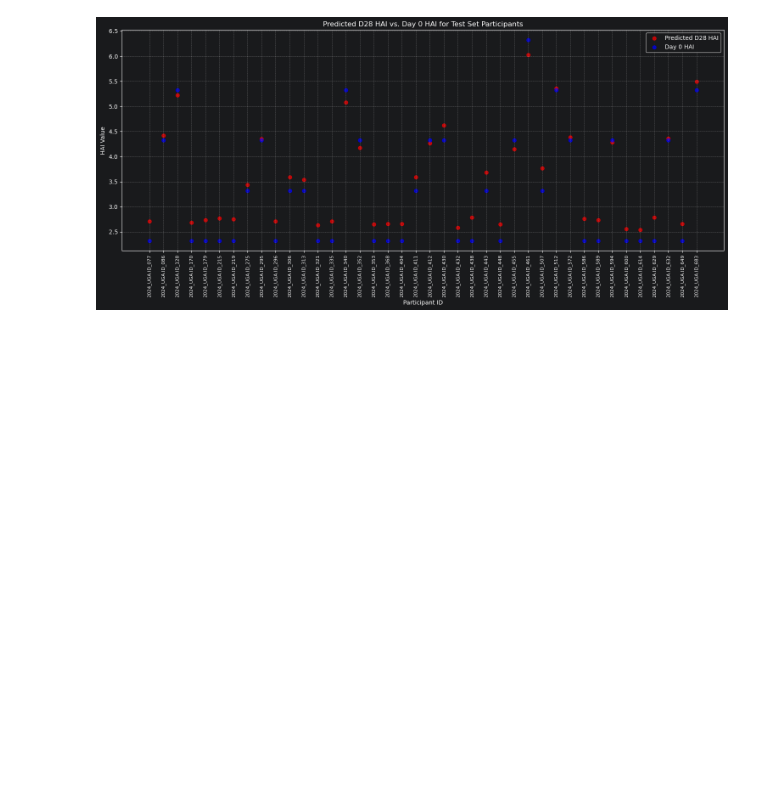
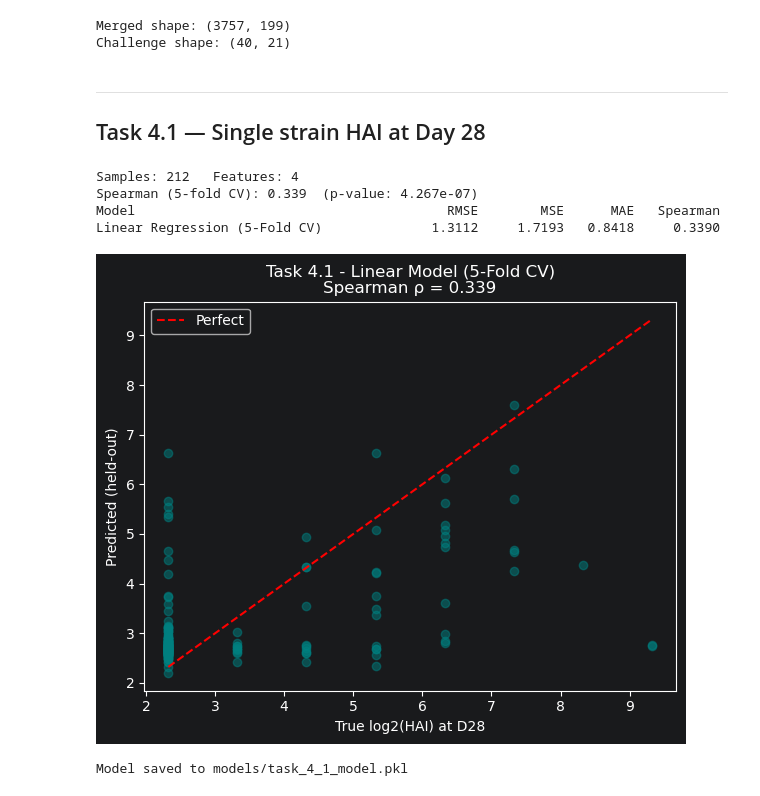
Before and after one commit to DirtyChay/cmi-flu-prediction-challenge-capstone, a Jupyter notebook: baseline_models/task_4_1.ipynb, the cells around one changed output. Drawn from its saved outputs; the diff is of its cells as text; code cells hidden in the pictures; blank space fills up the shorter version.

```diff
--- a/baseline_models/task_4_1.ipynb
+++ b/baseline_models/task_4_1.ipynb
@@ -1,7 +28,7 @@
 # %%
-import os
-
 USE_GOOGLE_COLAB = False
+STRAIN = 'H1N1 A/Victoria/4897/2022'
+TARGET_COL = f'HAI_{STRAIN}_d28'
 
 if USE_GOOGLE_COLAB:
     from google.colab import drive
@@ -10,3 +37,6 @@ if USE_GOOGLE_COLAB:
     DATA_PATH = os.path.join(os.getcwd(), 'drive', 'MyDrive', 'DSE_260A', 'data', 'cleaned_data')
 else:
     DATA_PATH = '../cleaned_data'
+
+MODEL_PATH = 'models/task_4_1_model.pkl'
+SUBMISSION_PATH = 'submission/task_4_1.csv'
@@ -22,2 +42,0 @@ else:
-# %%
-TARGET_COL = 'HAI_H1N1 A/Victoria/4897/2022_d28'  # task 4.1
@@ -300,25 +42,0 @@ display(predictions_df.head())
-# %%
-plt.figure(figsize=(15, 7))
-
-# Get the HAI D0 values from test_data (ensure index is aligned if not already)
-d0_hai_values = test_data['HAI_H1N1 A/Victoria/4897/2022_d0']
-
-# Plot predicted D28 HAI values
-plt.scatter(predictions_df['participant_id'], predictions_df['predicted_d28_hai'], color='red',
-            label='Predicted D28 HAI', alpha=0.7)
-
-# Plot Day 0 HAI values. Ensure the order of participant_id is the same as in predictions_df for correct alignment
-# If predictions_df was created from test_data.index, they should be aligned.
-plt.scatter(predictions_df['participant_id'], d0_hai_values.loc[predictions_df['participant_id']], color='blue',
-            label='Day 0 HAI', alpha=0.7)
-
-plt.xlabel('Participant ID')
-plt.ylabel('HAI Value')
-plt.title('Predicted D28 HAI vs. Day 0 HAI for Test Set Participants')
-plt.xticks(rotation=90, fontsize=8)  # Rotate x-axis labels for readability
-plt.legend()
-plt.grid(True, linestyle='--', alpha=0.6)
-plt.tight_layout()
-plt.show()
-# %% [output]
-[figure, removed]
@@ -330,0 +43,42 @@ predictions_df.to_csv('submission/task_4_1.csv', index=False)
+# %%
+train_participants = pd.read_csv(DATA_PATH + '/participants_cleaned.csv')
+train_hai = pd.read_csv(DATA_PATH + '/hai_cleaned.csv')
+
+# Data is pre-cleaned: one row per participant, HAI columns as HAI_{strain}_d{timepoint},
+# participant columns as PART_{field}.
+data = train_hai.merge(train_participants, on='participant_id', how='inner')
+part_cols = [c for c in data.columns if c.startswith('PART_')]
+print(f'Merged shape: {data.shape}')
+
+# Challenge set: unseen participants we generate final submission predictions for.
+challenge_participants = pd.read_csv(DATA_PATH + '/challenge_participants_cleaned.csv')
+challenge_hai = pd.read_csv(DATA_PATH + '/challenge_hai_cleaned.csv')
+challenge_data = challenge_hai.merge(challenge_participants, on='participant_id', how='inner')
+print(f'Challenge shape: {challenge_data.shape}')
+# %% [output]
+Merged shape: (3757, 199)
+Challenge shape: (40, 21)
+# %% [markdown]
+---
+
+## Task 4.1 — Single strain HAI at Day 28
+# %%
+feature_cols = vaccine_cols(data, [STRAIN], '0') + part_cols
+
+y_vals = data[TARGET_COL].copy()
+mask = y_vals.notna()
+y_vals = y_vals[mask]
+X = data.loc[mask, feature_cols].copy()
+
+y_pred_cv, model = evaluate(X, y_vals, 'Task 4.1', y_axis_label='True log2(HAI) at D28')
+
+os.makedirs('models', exist_ok=True)
+joblib.dump(model, MODEL_PATH)
+print(f'Model saved to {MODEL_PATH}')
+# %% [output]
+Samples: 212   Features: 4
+Spearman (5-fold CV): 0.339  (p-value: 4.267e-07)
+Model                                        RMSE        MSE      MAE   Spearman
+Linear Regression (5-Fold CV)              1.3112     1.7193   0.8418     0.3390
+[figure, added]
+Model saved to models/task_4_1_model.pkl
```
Also changed, not shown: parts of 30 cells of this notebook, 14 other files.
